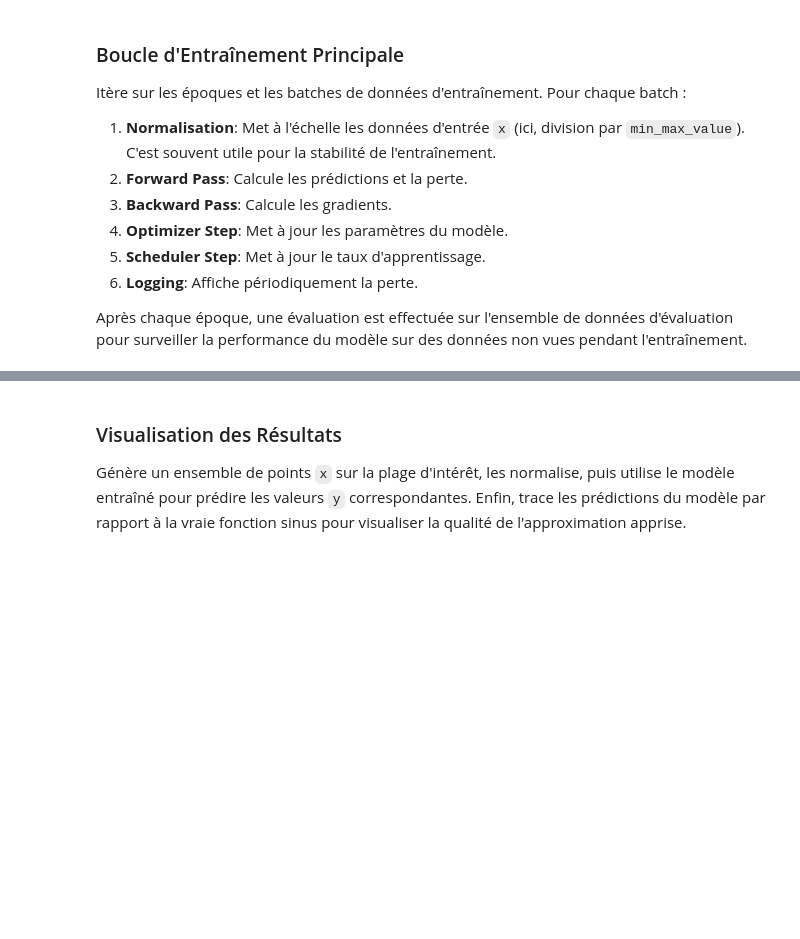
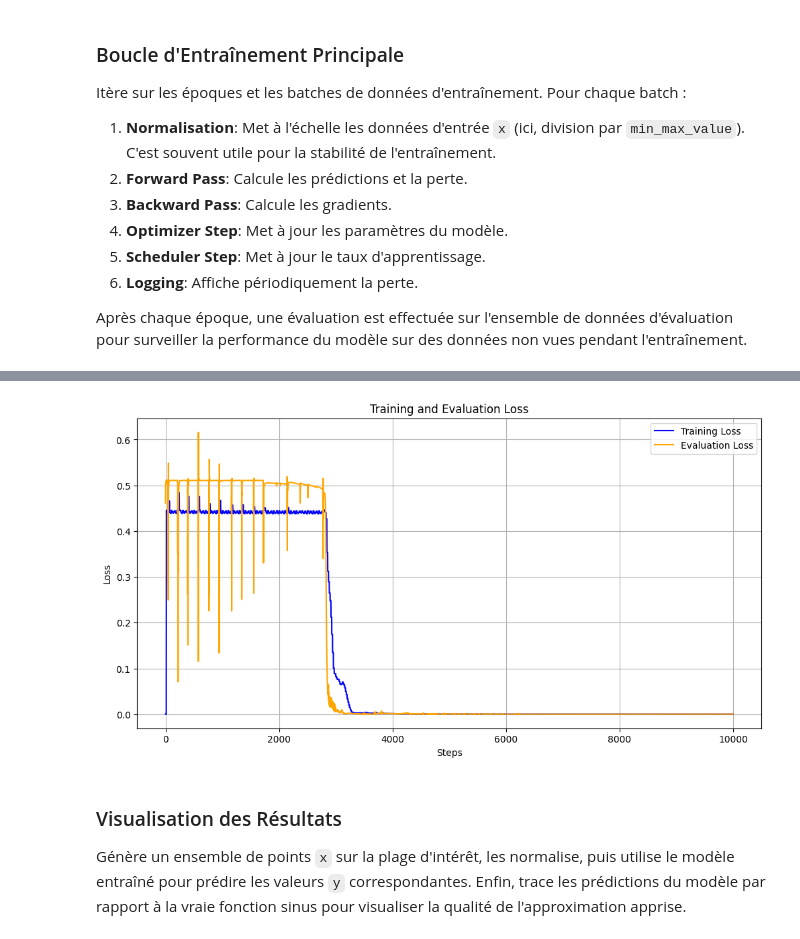
Before and after one commit to ostix360/Machine_Learning_S4, a Jupyter notebook: neural_network.ipynb, the cells around one changed output, grey strips where cells are left out. Drawn from its saved outputs; the diff is of its cells as text; code cells hidden in the pictures; blank space fills up the shorter version.

```diff
--- a/neural_network.ipynb
+++ b/neural_network.ipynb
@@ -772,12 +739,13 @@ Pour chaque batch :
 Après chaque époque, une évaluation est effectuée sur l'ensemble de données d'évaluation pour surveiller la performance du modèle sur des données non vues pendant l'entraînement.
 # %%
 logging_loss_sum = 0
-logging_step_interval = 200 # Afficher la perte tous les 200 pas
+logging_step_interval = 200
 global_step = 0
+logging_loss = []
+eval_loss = []
 
 def normalize(x, max_val):
     """ Normalise les données d'entrée. """
-    # Simple mise à l'échelle dans ce cas
     return x / max_val
 
 def evaluate(model, dataset, max_val):
@@ -791,40 +759,30 @@ def evaluate(model, dataset, max_val):
     # Itérer sur les batches d'évaluation
     for x_eval, y_eval in zip(*dataset.get_eval_data()):
         x_eval_norm = normalize(x_eval, max_val)
-        # Obtenir la perte sans calculer les gradients
         _, loss = model(x_eval_norm, y_eval)
-        eval_log_loss += loss.item() # Utiliser .item() pour obtenir la valeur scalaire
+        eval_log_loss += loss.item()
     # Afficher la perte moyenne sur l'ensemble d'évaluation
     print(f"--- Evaluation Loss: {eval_log_loss / nb_eval_batches:.5f} ---")
+    eval_loss.append(eval_log_loss / nb_eval_batches)
 
 # Boucle sur les époques
 for epoch in range(nb_epochs):
     print(f"=== Starting Epoch {epoch+1}/{nb_epochs} ===")
-    # Boucle sur les batches d'entraînement
-    for idx, (x_batch, y_batch) in enumerate(zip(*dataset.get_train_data())):
-        # 1. Normaliser l'entrée
+    for (x_batch, y_batch) in zip(*dataset.get_train_data()):
         x_batch_norm = normalize(x_batch, min_max_value)
-
-        # 2. Forward pass: obtenir prédictions et perte
         _, loss = model(x_batch_norm, y_batch)
 
-        # 3. Backward pass: calculer les gradients
         model.backward()
-
-        # 4. Mise à jour des paramètres par l'optimiseur
         adam.step()
-
-        # 5. Mise à jour du taux d'apprentissage
         scheduler.step()
-
-        # 6. Logging
         logging_loss_sum += loss.item()
         global_step += 1
+
         if global_step % logging_step_interval == 0:
             avg_loss = logging_loss_sum / logging_step_interval
             print(f"Epoch {epoch+1}, Step {global_step}: Avg Loss = {avg_loss:.3e}, LR = {adam.lr:.3e}")
-            logging_loss_sum = 0 # Réinitialiser la somme pour la prochaine période
+            logging_loss_sum = 0
+    logging_loss.append(avg_loss)
 
-    # Évaluation à la fin de chaque époque
     evaluate(model, dataset, min_max_value)
 # %% [output]
@@ -848,3 +806,16 @@ Epoch 10, Step 7000: Avg Loss = 6.175e-05, LR = 3.728e-04
+# %%
+# Affichage des pertes d'entraînement et d'évaluation
+plt.figure(figsize=(12, 6))
+plt.plot(logging_loss, label='Training Loss', color='blue')
+plt.plot(eval_loss, label='Evaluation Loss', color='orange')
+plt.title('Training and Evaluation Loss')
+plt.xlabel('Steps')
+plt.ylabel('Loss')
+plt.legend()
+plt.grid()
+plt.show()
+# %% [output]
+[figure, added]
 # %% [markdown]
 ### Visualisation des Résultats
 
```
Also changed, not shown: parts of 10 cells of this notebook.
